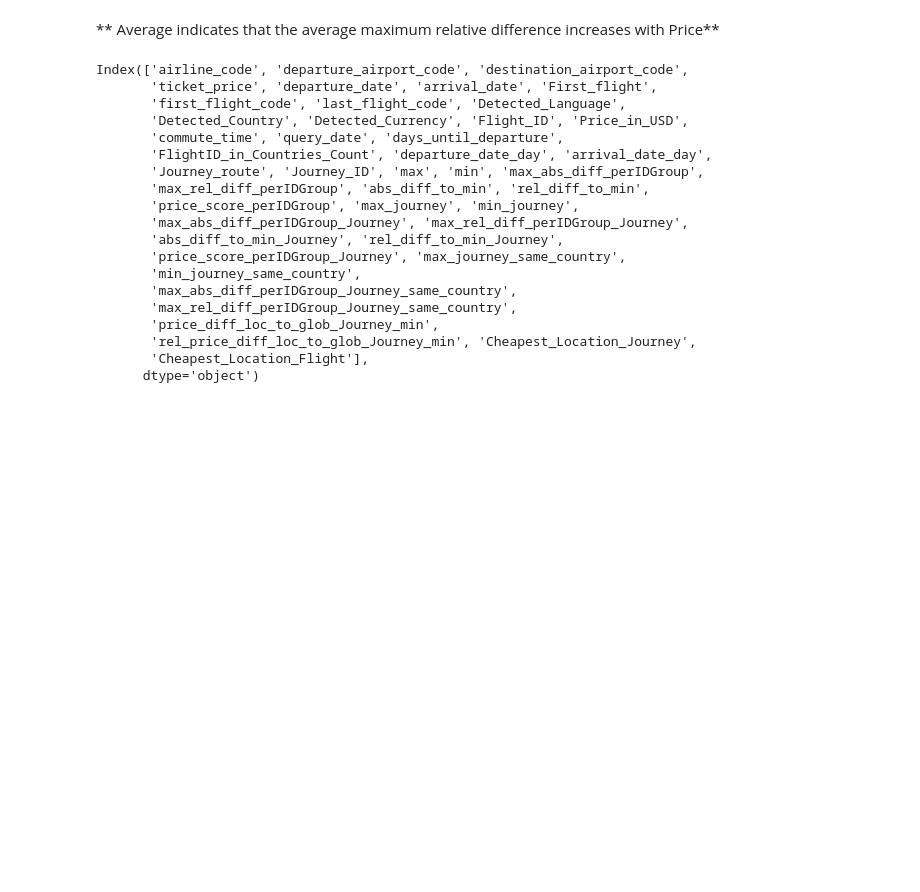
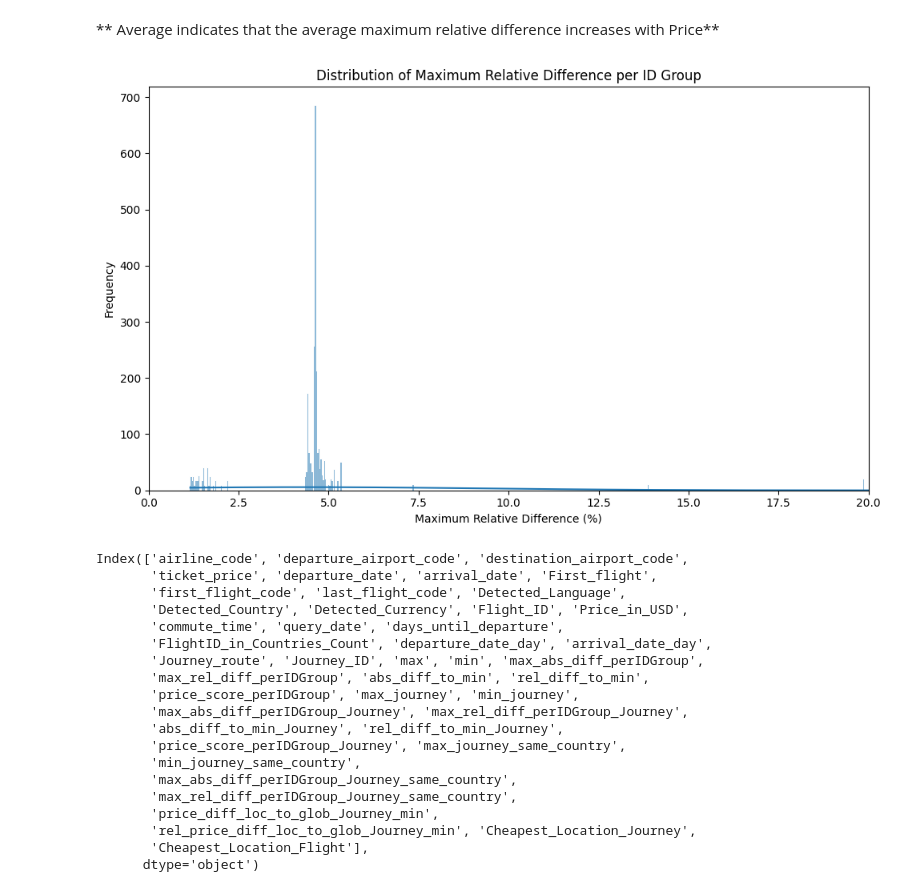
Before and after one commit to aghauss/SkySaver, a Jupyter notebook: experiments/data_deep_dive.ipynb, the cells around one changed output. Cells and saved outputs as stored; diff of their text form; code cells hidden in the pictures; blank space fills up the shorter version.

```diff
--- a/experiments/data_deep_dive.ipynb
+++ b/experiments/data_deep_dive.ipynb
@@ -421,5 +382,23 @@ plt.show()
 # %% [markdown]
 ** Average indicates that the average maximum relative difference increases with Price**
+# %%
+import pandas as pd
+import seaborn as sns
+import matplotlib.pyplot as plt
+
+# Assuming df_reduced is your DataFrame and it already contains 'max_rel_diff_perIDGroup'
+
+# Plotting
+plt.figure(figsize=(10, 6))
+sns.histplot(df_reduced['max_rel_diff_perIDGroup'], kde=True, binrange=(0, 20))  # 'kde=True' adds a kernel density estimate curve over the histogram, binrange limits the data shown
+plt.title('Distribution of Maximum Relative Difference per ID Group')
+plt.xlabel('Maximum Relative Difference (%)')
+plt.ylabel('Frequency')
+plt.xlim(0, 20)  # Set the x-axis limits to only display from 0 to 20
+plt.tight_layout()
+plt.show()
+# %% [output]
+[figure, added]
 # %%
 df_reduced.columns
 # %% [output]
```
Also changed, not shown: parts of 38 cells of this notebook, 2 other files.
